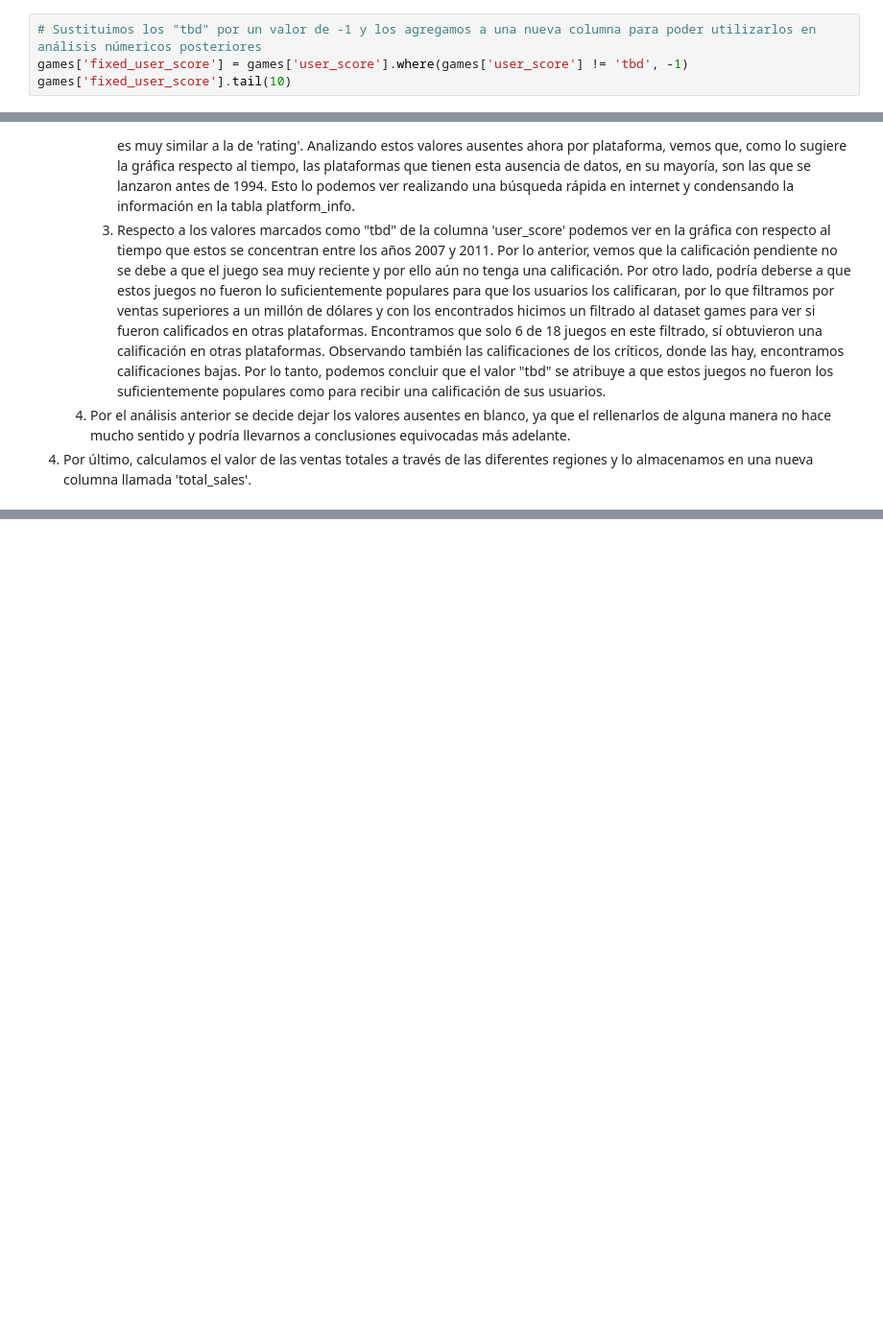
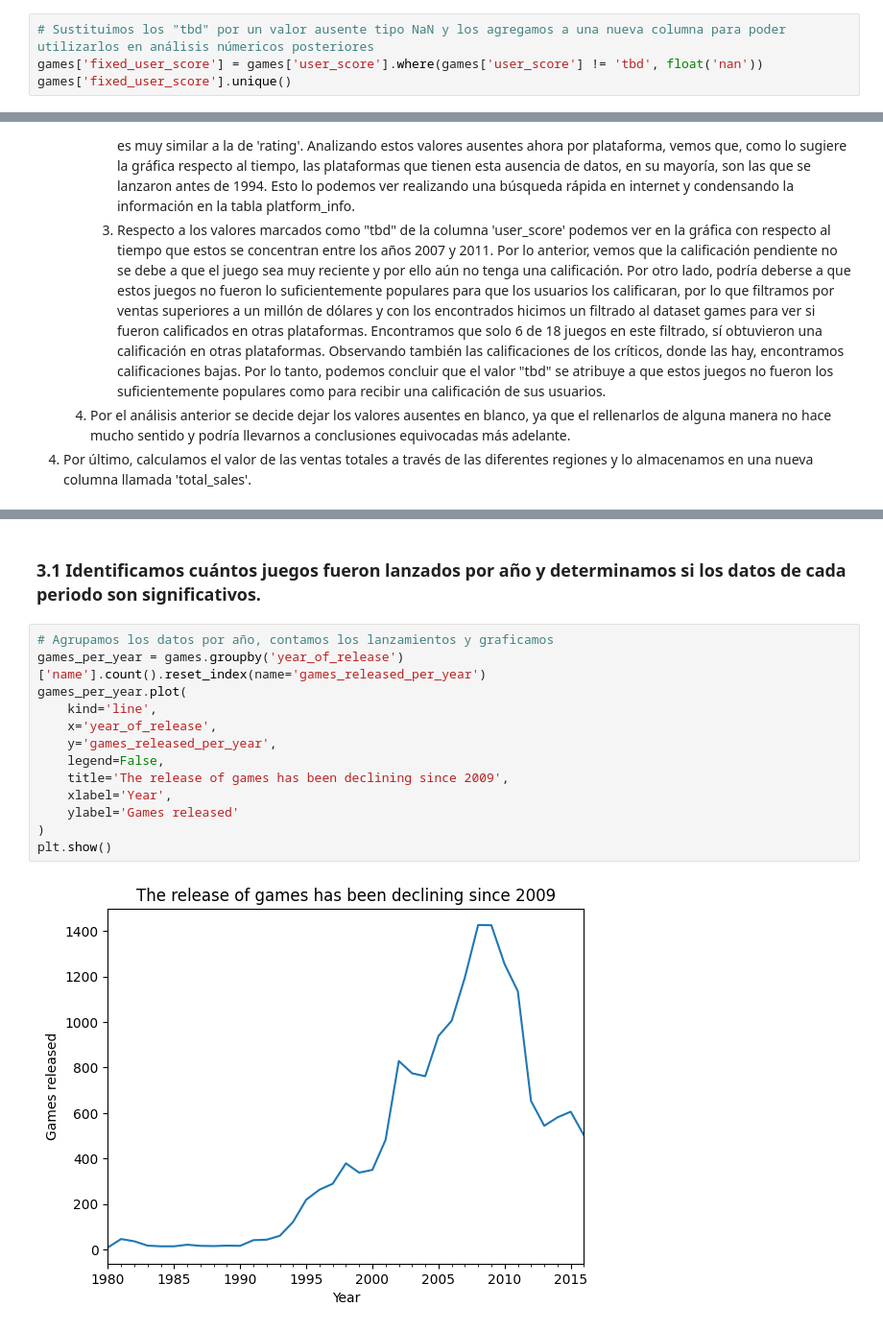
Before and after one commit to Victor-Mier/statistical_analysis, a Jupyter notebook: notebook.ipynb, the cells around one changed output, grey strips where cells are left out. Shown: that part at 96% size. Cells and saved outputs as stored; diff of their text form; blank space fills up the shorter version.

Commit message:
categorical index

```diff
--- a/notebook.ipynb
+++ b/notebook.ipynb
@@ -390,7 +392,7 @@ tbd_in_other_platforms.query("user_score !=0")
 | 522 | Zumba Fitness 2 | Wii | tbd |
 | 553 | uDraw Studio | Wii | tbd |
 # %%
-# Sustituimos los "tbd" por un valor de -1 y los agregamos a una nueva columna para poder utilizarlos en análisis númericos posteriores
-games['fixed_user_score'] = games['user_score'].where(games['user_score'] != 'tbd', -1)
-games['fixed_user_score'].tail(10)
+# Sustituimos los "tbd" por un valor ausente tipo NaN y los agregamos a una nueva columna para poder utilizarlos en análisis númericos posteriores
+games['fixed_user_score'] = games['user_score'].where(games['user_score'] != 'tbd', float('nan'))
+games['fixed_user_score'].unique()
 # %% [output]
@@ -488,0 +493,17 @@ En esta sección nos enfocamos en analizar y en su caso corregir algunos errores
+# %% [markdown]
+### 3.1 Identificamos cuántos juegos fueron lanzados por año y determinamos si los datos de cada periodo son significativos.
+# %%
+# Agrupamos los datos por año, contamos los lanzamientos y graficamos
+games_per_year = games.groupby('year_of_release')['name'].count().reset_index(name='games_released_per_year')
+games_per_year.plot(
+    kind='line',
+    x='year_of_release',
+    y='games_released_per_year',
+    legend=False,
+    title='The release of games has been declining since 2009',
+    xlabel='Year',
+    ylabel='Games released'
+)
+plt.show()
+# %% [output]
+[figure, added]
```
Also changed, not shown: parts of 8 cells of this notebook.
